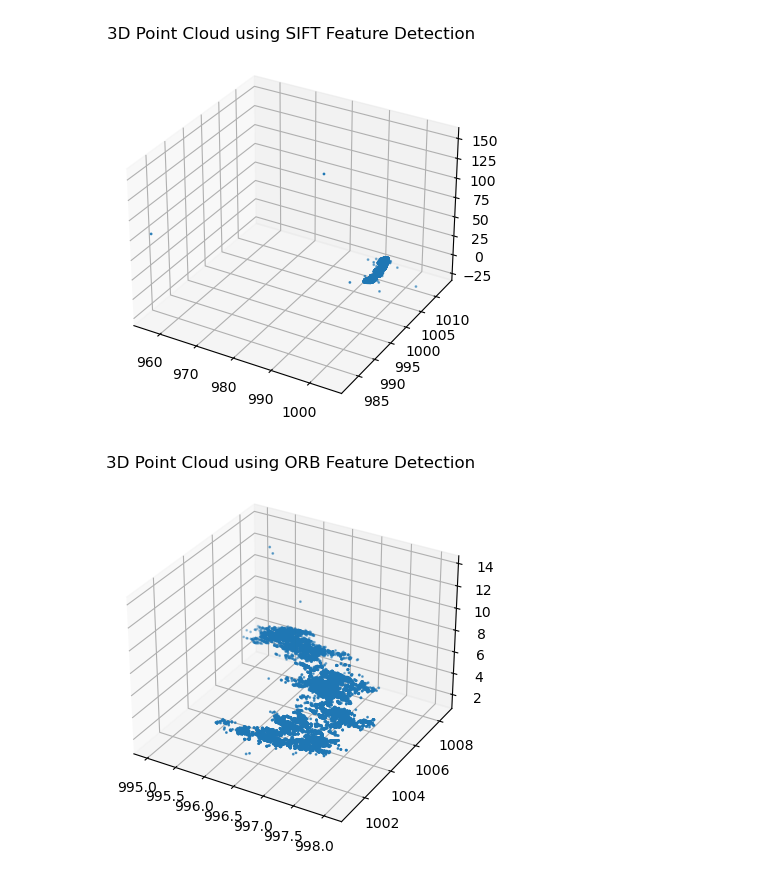
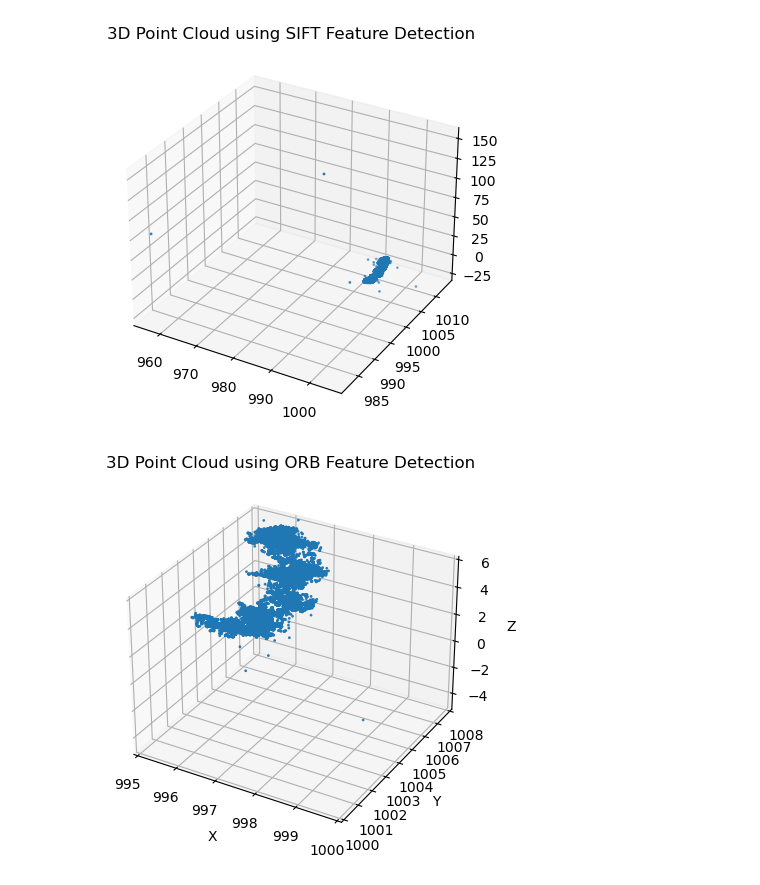
Before and after one commit to AmelineA2003/AMME5710, a Jupyter notebook: Assignments/A2/Question_1/Q1_A2.ipynb, the cells around one changed output. Saved outputs shown, nothing was run; the diff lists cells and outputs as text; code cells hidden in the pictures.

```diff
--- a/Assignments/A2/Question_1/Q1_A2.ipynb
+++ b/Assignments/A2/Question_1/Q1_A2.ipynb
@@ -41,9 +41,9 @@ def SIFT_feature_match(im_left, im_right):
 # %%
 # Function for feature inlier feature detection
 
-def ORB_feature_match(im_left, im_right):
+def ORB_feature_match(im_left, im_right, num_features):
 
-    orb = cv2.ORB_create(nfeatures=1000) # "nfeatures" controls the sensitivity of how many features we want to extract
+    orb = cv2.ORB_create(nfeatures=num_features) # "nfeatures" controls the sensitivity of how many features we want to extract
     kp1, des1 = orb.detectAndCompute(im_left, None) # second parameter is a mask image (only extract points inside mask)
     kp2, des2 = orb.detectAndCompute(im_right, None)
 
@@ -299,6 +319,8 @@ plt.show()
 all_left_points = []
 all_right_points =[]
 world_points = []
+
+num_features = 2000
 
 
 P_left = (K_left)@ np.hstack((np.eye(3), np.zeros((3, 1))))
@@ -307,35 +329,41 @@ P_right = (K_right) @ np.hstack((R, t))
 for i in range(len(left_imgs)):
     im_left = left_imgs[i]
     im_right = right_imgs[i]
-    left_points, right_points = ORB_feature_match(im_left, im_right)
+    left_points, right_points = ORB_feature_match(im_left, im_right, num_features)
 
 
     pts1_h = left_points.T.astype(np.float32)
     pts2_h = right_points.T.astype(np.float32)
 
     points_4D = cv2.triangulatePoints(P_left, P_right, pts1_h, pts2_h)
     points_3D = points_4D/points_4D[3]
     points_3D = points_3D[:3,:]
 
 
     R_wc = R_camera[:, :, i]
     t_wc = t_camera[:, i]
 
     R_cw = R_wc.T
     t_cw = -R_cw @ t_wc.reshape(3, 1)
 
 
     points_world = (R_cw @ points_3D + t_cw).T
     world_points.append(points_world)
 
 
 world_points = np.array(np.vstack(world_points))
 
 # Generating 3D terrain map
 fig = plt.figure()
 ax = fig.add_subplot(111, projection='3d')
 ax.scatter(world_points[:, 0], world_points[:, 1], world_points[:, 2], s=1)
+ax.set_xlabel("X")
+ax.set_ylabel("Y")
+ax.set_zlabel("Z")
+ax.set_xlim([995, 1000])
+ax.set_ylim([1000, 1008])
+ax.set_zlim([-5, 6])
 ax.set_title("3D Point Cloud using ORB Feature Detection")
 plt.show()
 # %% [output]
-[figure, old version]
+[figure, new version]
```
Also changed, not shown: parts of 2 cells of this notebook, 21 other files.
